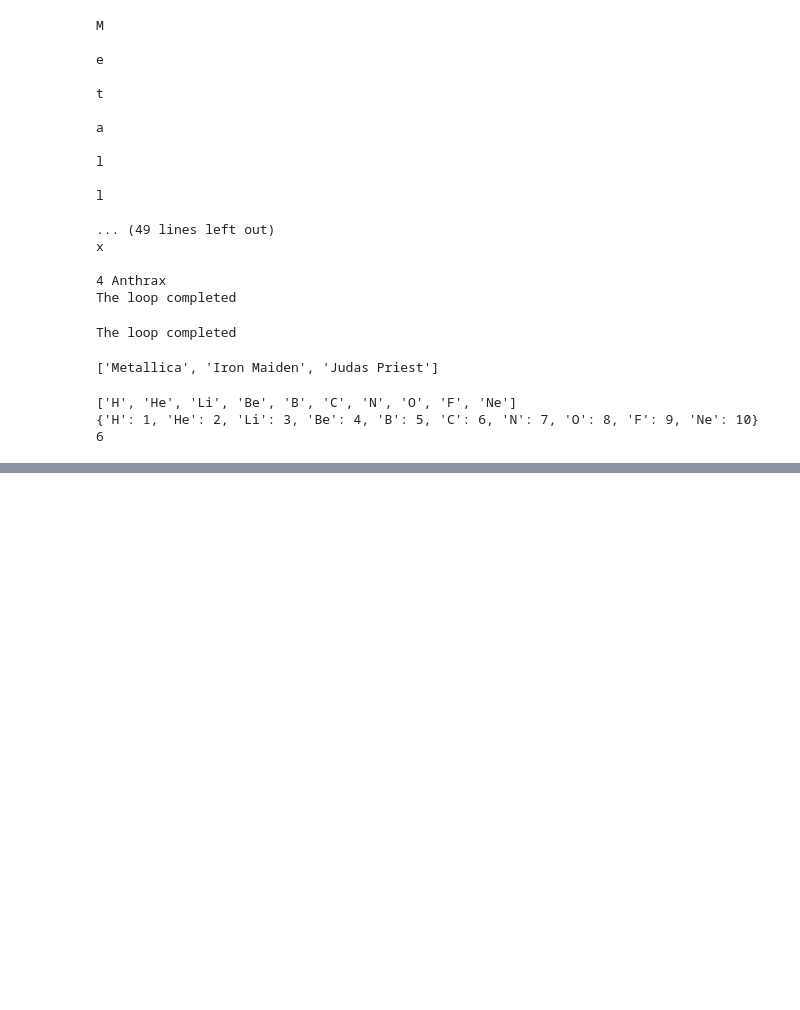
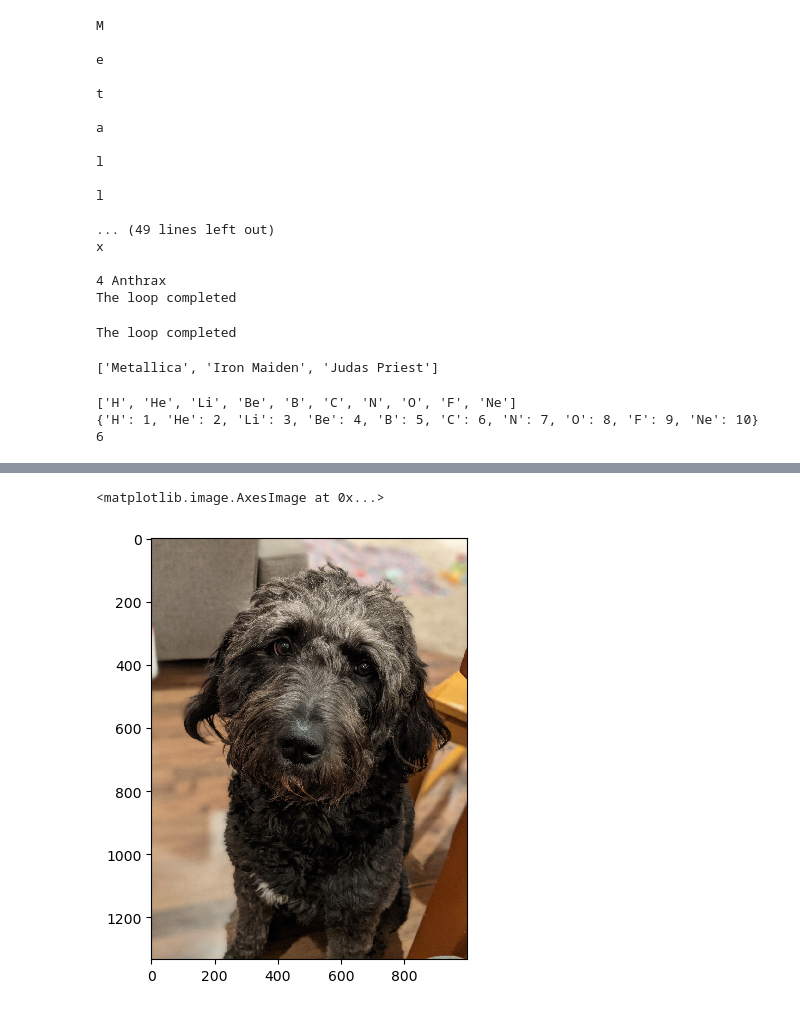
Before and after one commit to mana121/DrSpark_MSE2001python, a Jupyter notebook: mana_practice/prac_1.ipynb, the cells around one changed output, grey strips where cells are left out. Drawn from its saved outputs; the diff is of its cells as text; code cells hidden in the pictures; blank space fills up the shorter version.

```diff
--- a/mana_practice/prac_1.ipynb
+++ b/mana_practice/prac_1.ipynb
@@ -1369,0 +1681,6 @@ while liar==True:
+# %%
+from skimage import io
+photo=io.imread('/Users/rumana/Documents/YouTube/TaylorSpark/DrSpark_MSE2001python/module_examples/data_for_exercises/scout.png')
+print(photo)
+print(photo.shape)
+# view the image
@@ -1369,0 +1705,5 @@ while liar==True:
+# %%
+io.imshow(photo)
+# %% [output]
+<matplotlib.image.AxesImage at 0x...>
+[figure, added]
```
Also changed, not shown: parts of 50 cells of this notebook.
